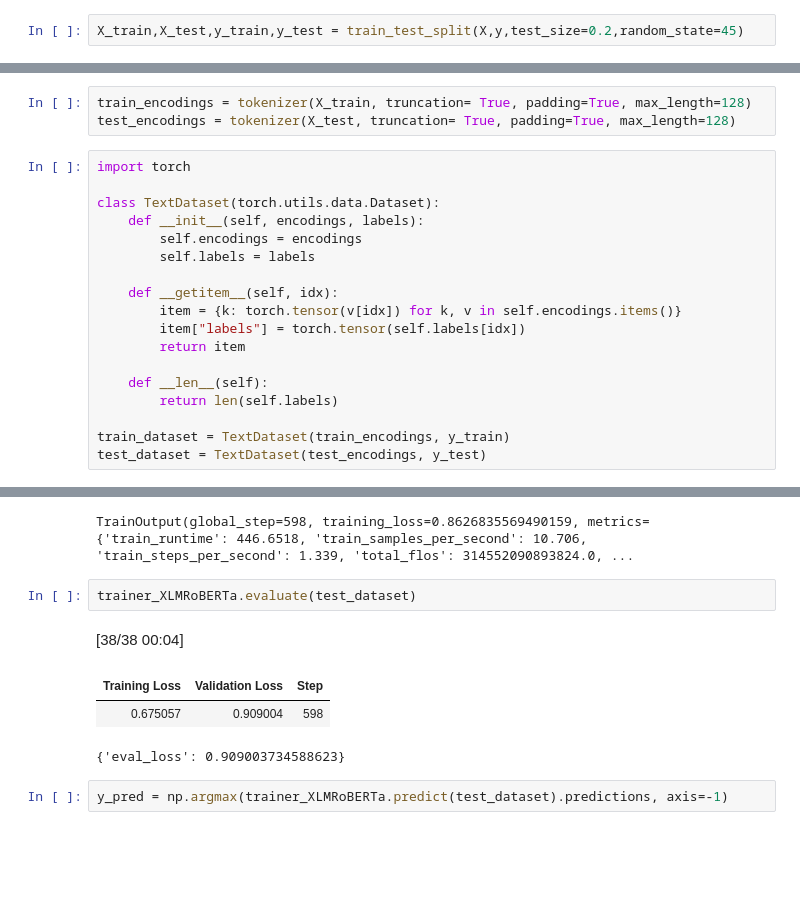
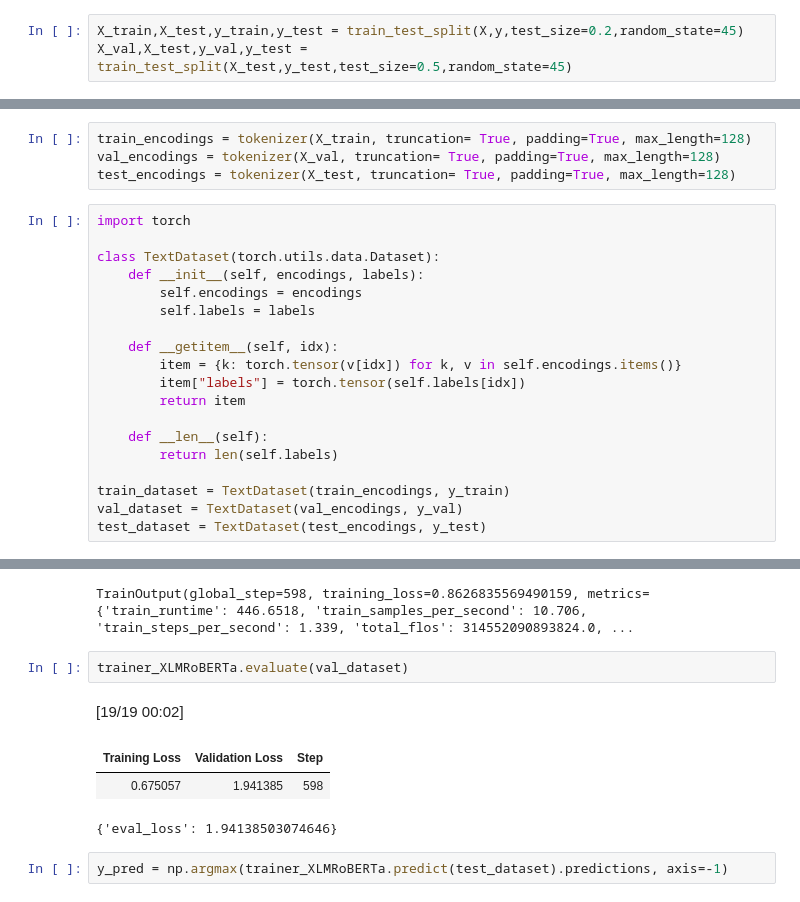
Before and after one commit to Sayak-coder/HateSpeech-detection, a Jupyter notebook: Subtask_(B)_Hate_Speech_Classification.ipynb, the cells around one changed output, grey strips where cells are left out. Drawn from its saved outputs; the diff is of its cells as text; blank space fills up the shorter version.

```diff
--- a/Subtask_(B)_Hate_Speech_Classification.ipynb
+++ b/Subtask_(B)_Hate_Speech_Classification.ipynb
@@ -53,6 +53,7 @@ X = list(df['yt_comment'])
 y = df['hate_speech'].map({'no':0, 'yes_explicit':1, 'yes_implicit':2}).tolist()
 # %%
 X_train,X_test,y_train,y_test = train_test_split(X,y,test_size=0.2,random_state=45)
+X_val,X_test,y_val,y_test = train_test_split(X_test,y_test,test_size=0.5,random_state=45)
 # %%
 !pip install transformers
 # %% [output]
@@ -294,6 +303,7 @@ tokenizer = AutoTokenizer.from_pretrained(MODEL)
 sentencepiece.bpe.model: downloading bytes:           |  0.00B
 # %%
 train_encodings = tokenizer(X_train, truncation= True, padding=True, max_length=128)
+val_encodings = tokenizer(X_val, truncation= True, padding=True, max_length=128)
 test_encodings = tokenizer(X_test, truncation= True, padding=True, max_length=128)
 # %%
 import torch
@@ -312,6 +322,7 @@ class TextDataset(torch.utils.data.Dataset):
         return len(self.labels)
 
 train_dataset = TextDataset(train_encodings, y_train)
+val_dataset = TextDataset(val_encodings, y_val)
 test_dataset = TextDataset(test_encodings, y_test)
 # %%
 from transformers import TrainingArguments
@@ -362,12 +373,12 @@ model.safetensors: downloading bytes:           |  0.00B
 | 590 | 0.675057 |
 TrainOutput(global_step=598, training_loss=0.8626835569490159, metrics={'train_runtime': 446.6518, 'train_samples_per_second': 10.706, 'train_steps_per_second': 1.339, 'total_flos': 314552090893824.0, ...
 # %%
-trainer_XLMRoBERTa.evaluate(test_dataset)
+trainer_XLMRoBERTa.evaluate(val_dataset)
 # %% [output]
-[38/38 00:04]
+[19/19 00:02]
 | Training Loss | Validation Loss | Step |
-| 0.675057 | 0.909004 | 598 |
+| 0.675057 | 1.941385 | 598 |
-{'eval_loss': 0.909003734588623}
+{'eval_loss': 1.94138503074646}
 # %%
 y_pred = np.argmax(trainer_XLMRoBERTa.predict(test_dataset).predictions, axis=-1)
 # %% [output]
```
Also changed, not shown: parts of 29 cells of this notebook.
